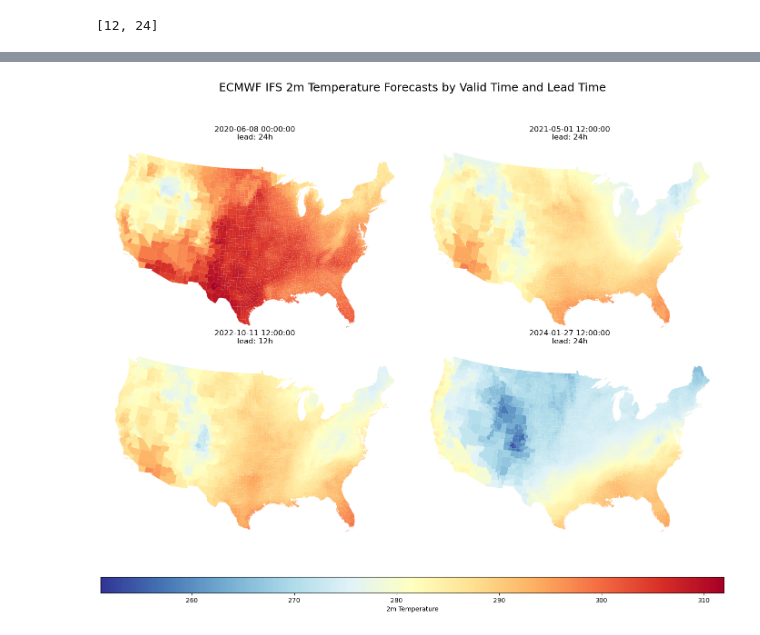
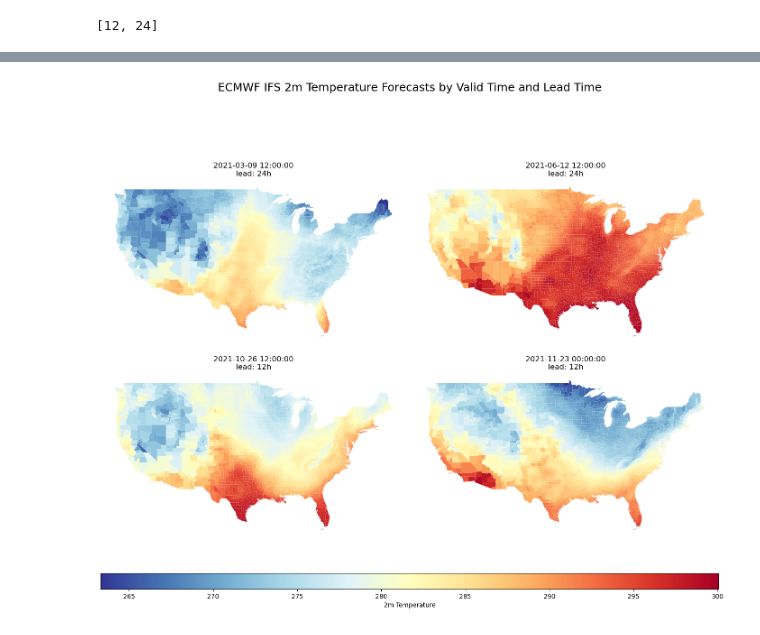
Before and after one commit to deancalhoun/nwp-census-eval, a Jupyter notebook: notebooks/test.ipynb, the cells around one changed output, grey strips where cells are left out. Cells and saved outputs as stored; diff of their text form; code cells hidden in the pictures.

```diff
--- a/notebooks/test.ipynb
+++ b/notebooks/test.ipynb
@@ -97,6 +89,5 @@ df_fc.groupby('lead_time').t2m.describe()
 # %%
-import matplotlib.pyplot as plt
-from matplotlib.colors import Normalize
+fc_agg.shapefile.rename(columns={'GEOID': 'geo_id'}, inplace=True)
 
 fig, axes = plt.subplots(2, 2, figsize=(14, 14))
 axes = axes.flatten()
@@ -105,32 +96,32 @@ vmin, vmax = df_fc['t2m'].min(), df_fc['t2m'].max()
 norm = Normalize(vmin=vmin, vmax=vmax)
 cmap = 'RdYlBu_r'
 
 for ax, (valid_time, sub) in zip(axes, df_fc.groupby('valid_time')):
-    gdf_plot = gdf.merge(sub[['geo_id', 't2m']], on='geo_id', how='inner')
+    gdf_plot = fc_agg.shapefile.merge(sub[['geo_id', 't2m']], on='geo_id', how='inner')
     gdf_plot.plot(ax=ax, column='t2m', cmap=cmap, norm=norm)
     lead_val = sub['lead_time'].iloc[0]
     ax.set_title(f'{valid_time}\nlead: {lead_val}h')
     ax.set_axis_off()
 
 sm = plt.cm.ScalarMappable(cmap=cmap, norm=norm)
 sm.set_array([])
 
 fig.suptitle(
     'ECMWF IFS 2m Temperature Forecasts by Valid Time and Lead Time',
     fontsize=18,
     y=0.90  # Move title closer to panels
 )
 plt.tight_layout(rect=[0, 0.08, 1, 0.94])  # Adjust for space at bottom for colorbar and a bit at top for title
 
 fig.colorbar(
     sm,
     ax=axes.tolist(),
     orientation='horizontal',
     fraction=0.04,
     pad=0.07,
     aspect=40,
     label='2m Temperature'
 )
 plt.show()
 # %% [output]
-[figure, old version]
+[figure, new version]
```
Also changed, not shown: parts of 11 cells of this notebook.
